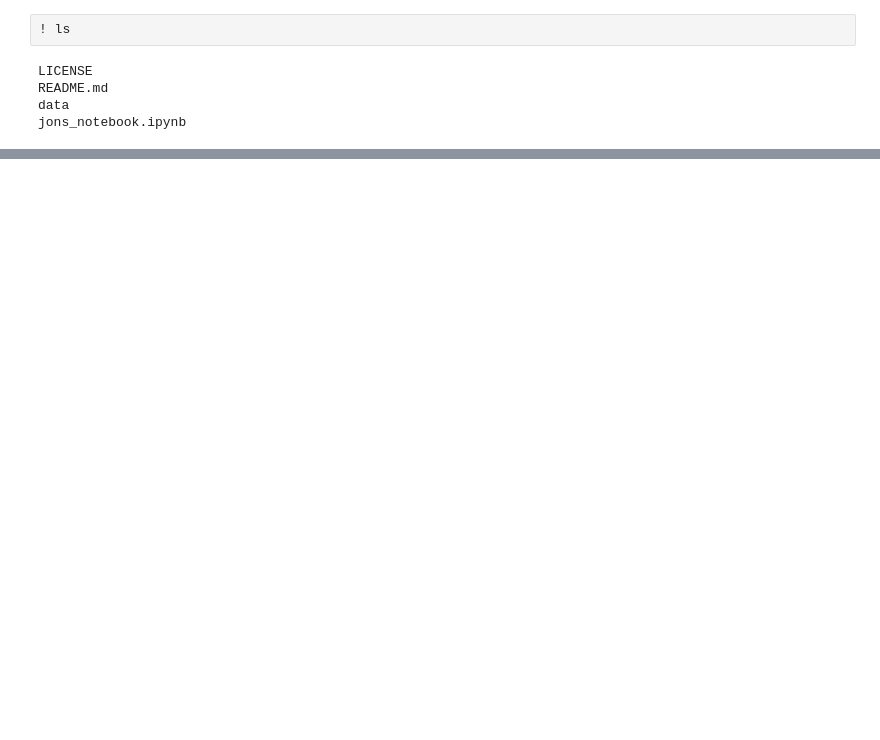
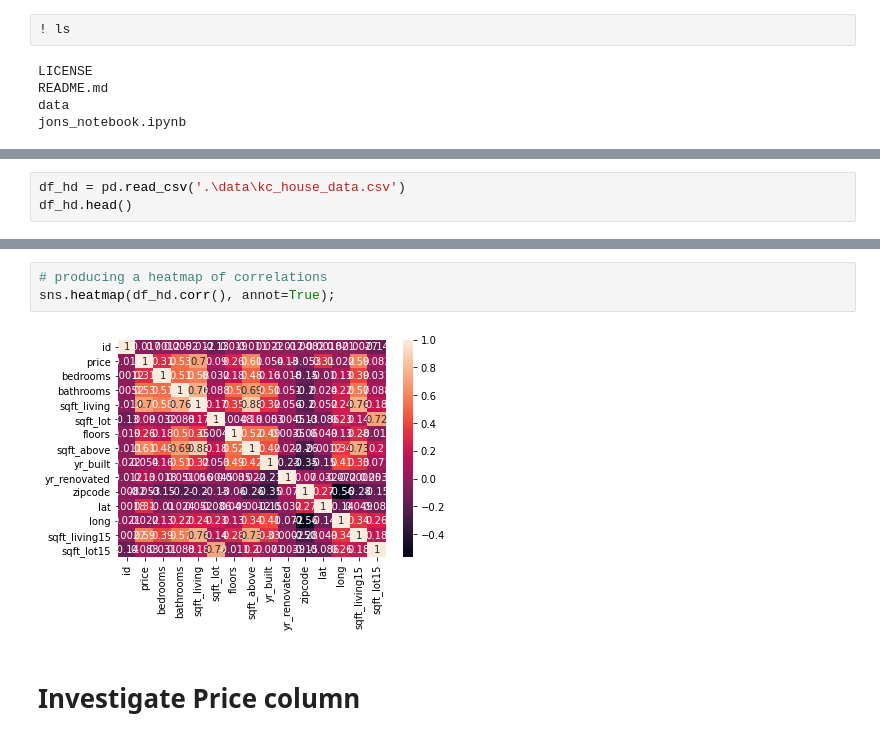
Before and after one commit to mccafj/King-County-House-Sales-Project, a Jupyter notebook: jons_notebook.ipynb, the cells around one changed output, grey strips where cells are left out. Cells and saved outputs as stored; diff of their text form; blank space fills up the shorter version.

Commit message:
more EDA, price/num vars, normality of errors

```diff
--- a/jons_notebook.ipynb
+++ b/jons_notebook.ipynb
@@ -91,0 +34,3 @@ df.describe()
+# %%
+df_hd = pd.read_csv('.\data\kc_house_data.csv')
+df_hd.head()
@@ -91,0 +119,7 @@ df.describe()
+# %%
+# producing a heatmap of correlations
+sns.heatmap(df_hd.corr(), annot=True);
+# %% [output]
+[figure, added]
+# %% [markdown]
+# Investigate Price column
```
Also changed, not shown: parts of 100 cells of this notebook.
